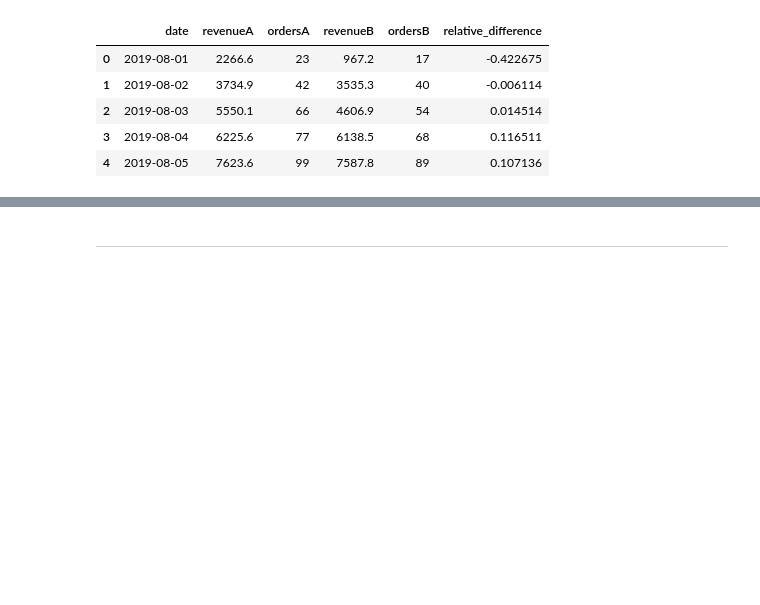
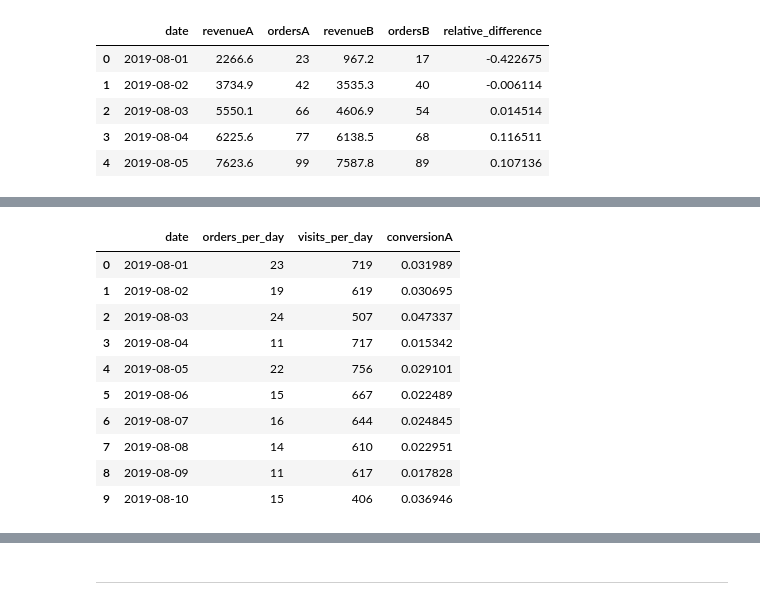
Before and after one commit to CesarChaparro1974/AB_Testing_Project, a Jupyter notebook: A_B_test_project.ipynb, the cells around one changed output, grey strips where cells are left out. Cells and saved outputs as stored; diff of their text form; code cells hidden in the pictures; blank space fills up the shorter version.

```diff
--- a/A_B_test_project.ipynb
+++ b/A_B_test_project.ipynb
@@ -255,0 +306,5 @@ Name: visitorId, dtype: int64
+# %%
+# dataFrame with orders per day, group A
+OrdersA = orders_per_day[orders_per_day['group'] == 'A'][['date', 'orders_per_day']]
+# dataFrame with orders per day, group B
+OrdersB = orders_per_day[orders_per_day['group'] == 'B'][['date', 'orders_per_day']]
@@ -255,0 +331,5 @@ Name: visitorId, dtype: int64
+# %%
+# group by date and group and calculate number of unique visits
+visits_per_day = visits.groupby(['date', 'group'])['visits'].sum().reset_index()
+visits_per_day.columns = ['date', 'group', 'visits_per_day']
+visits_per_day.head()
@@ -255,0 +343,4 @@ Name: visitorId, dtype: int64
+# %%
+# dataFrame with visits per day, group A
+VisitsA = visits_per_day[visits_per_day['group'] == 'A'][['date', 'visits_per_day']]
+VisitsA.head()
@@ -367,0 +665,5 @@ The behavior of DatetimeProperties.to_pydatetime is deprecated, in a future vers
+# %%
+# merge datasets of orders and visits for group A
+conversion_rateA = OrdersA.merge(VisitsA, on = 'date', how = 'left')
+conversion_rateA.columns = ['date', 'orders_per_day', 'visits_per_day']
+conversion_rateA.head(10)
@@ -367,0 +699,16 @@ The behavior of DatetimeProperties.to_pydatetime is deprecated, in a future vers
+# %%
+# adding conversion column and its calculation to group A
+conversion_rateA['conversionA'] = conversion_rateA['orders_per_day'] / conversion_rateA['visits_per_day']
+conversion_rateA.head(10)
+# %% [output]
+|  | date | orders_per_day | visits_per_day | conversionA |
+| 0 | 2019-08-01 | 23 | 719 | 0.031989 |
+| 1 | 2019-08-02 | 19 | 619 | 0.030695 |
+| 2 | 2019-08-03 | 24 | 507 | 0.047337 |
+| 3 | 2019-08-04 | 11 | 717 | 0.015342 |
+| 4 | 2019-08-05 | 22 | 756 | 0.029101 |
+| 5 | 2019-08-06 | 15 | 667 | 0.022489 |
+| 6 | 2019-08-07 | 16 | 644 | 0.024845 |
+| 7 | 2019-08-08 | 14 | 610 | 0.022951 |
+| 8 | 2019-08-09 | 11 | 617 | 0.017828 |
+| 9 | 2019-08-10 | 15 | 406 | 0.036946 |
```
Also changed, not shown: parts of 96 cells of this notebook, 1 other file.
